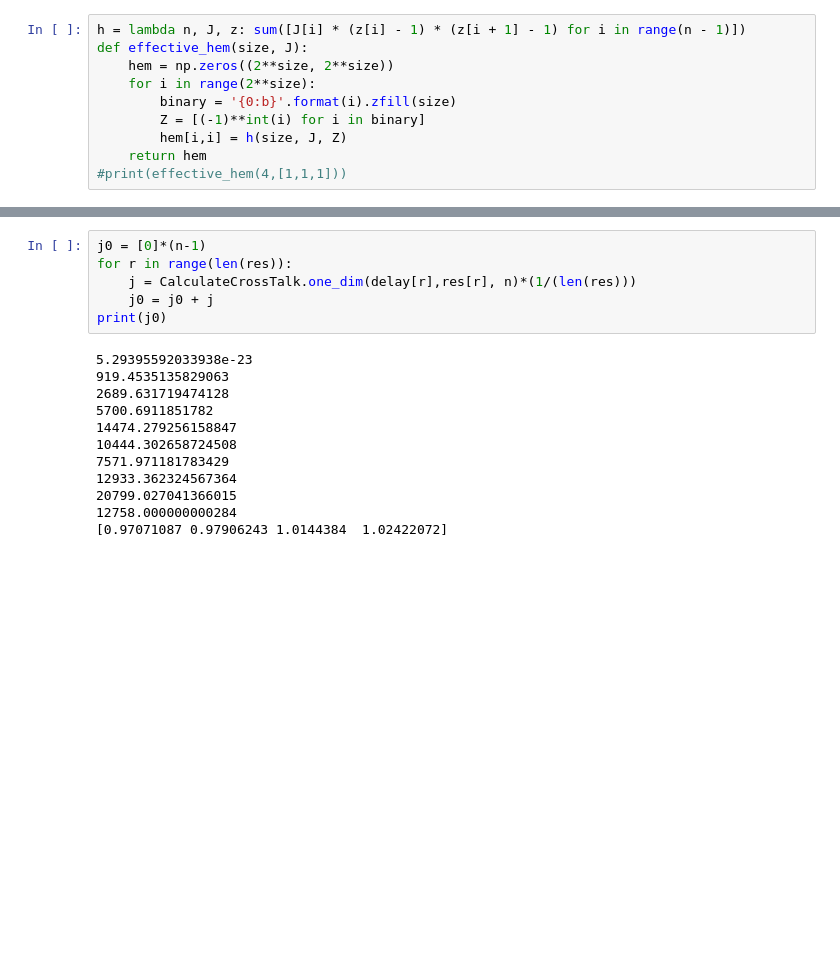
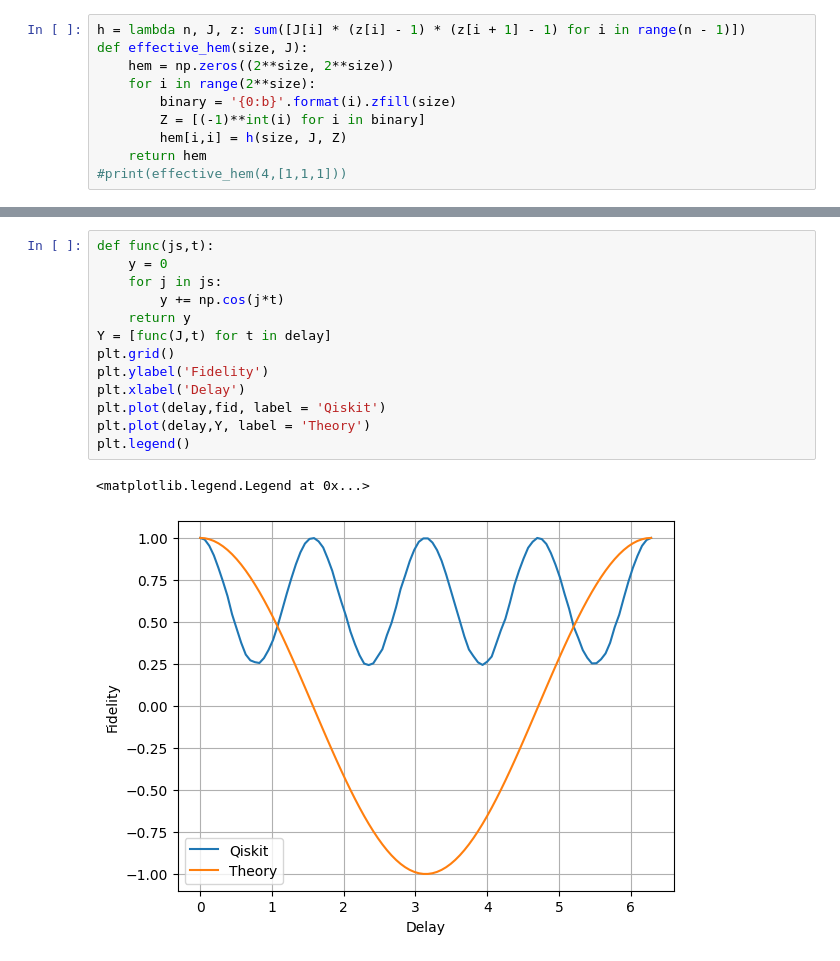
Before and after one commit to Davidkatom/Crosstalk, a Jupyter notebook: OscilationsManyQubits.ipynb, the cells around one changed output, grey strips where cells are left out. Cells and saved outputs as stored; diff of their text form; blank space fills up the shorter version.

```diff
--- a/OscilationsManyQubits.ipynb
+++ b/OscilationsManyQubits.ipynb
@@ -92,18 +101,16 @@ print(CalculateCrossTalk.one_dim(t,res[6], n))
-# %%
-j0 = [0]*(n-1)
-for r in range(len(res)):
-    j = CalculateCrossTalk.one_dim(delay[r],res[r], n)*(1/(len(res)))
-    j0 = j0 + j
-print(j0)
-# %% [output]
-5.29395592033938e-23
-919.4535135829063
-2689.631719474128
-5700.6911851782
-14474.279256158847
-10444.302658724508
-7571.971181783429
-12933.362324567364
-20799.027041366015
-12758.000000000284
-[0.97071087 0.97906243 1.0144384  1.02422072]
+# %%
+def func(js,t):
+    y = 0
+    for j in js:
+        y += np.cos(j*t)
+    return y
+Y = [func(J,t) for t in delay]
+plt.grid()
+plt.ylabel('Fidelity')
+plt.xlabel('Delay')
+plt.plot(delay,fid, label = 'Qiskit')
+plt.plot(delay,Y, label = 'Theory')
+plt.legend()
+# %% [output]
+<matplotlib.legend.Legend at 0x...>
+[figure, added]
```
Also changed, not shown: parts of 4 cells of this notebook.
